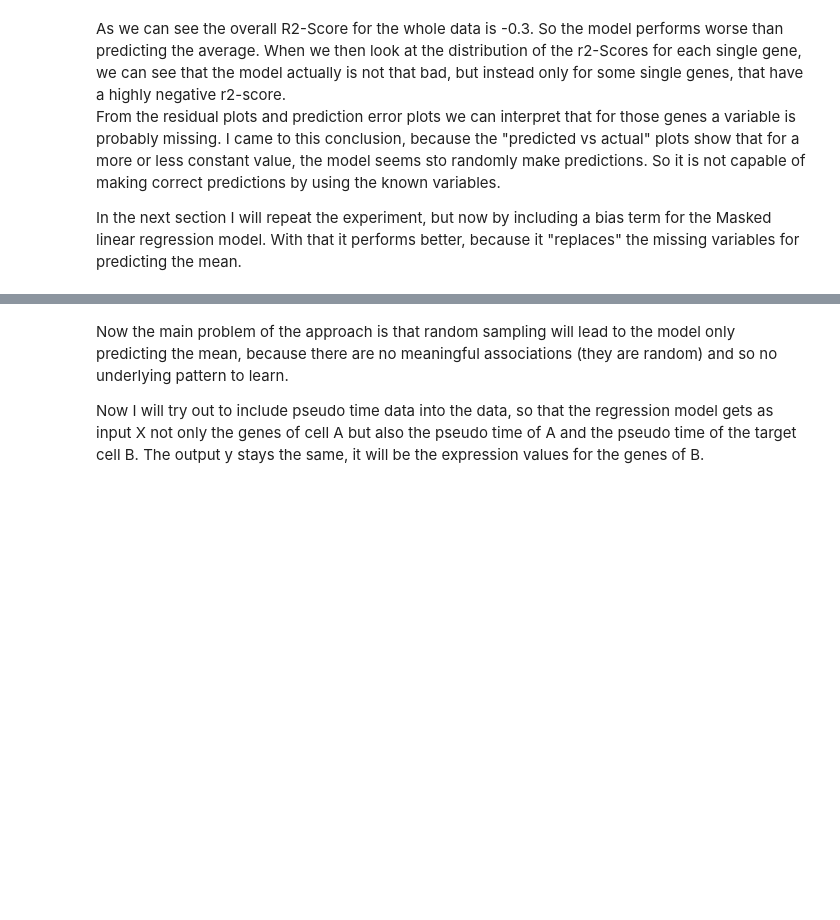
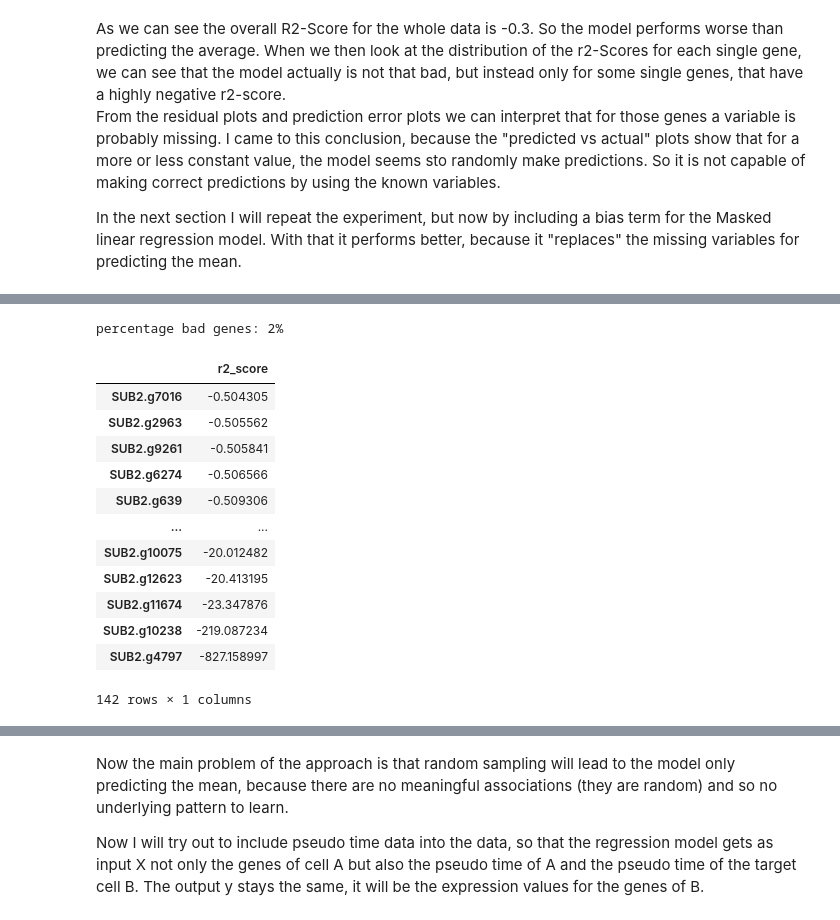
Before and after one commit to DavidWild02/BachelorThesis-ML-Gene-Interactions, a Jupyter notebook: GRNbetweenCellTypes.ipynb, the cells around one changed output, grey strips where cells are left out. Cells and saved outputs as stored; diff of their text form; code cells hidden in the pictures; blank space fills up the shorter version.

```diff
--- a/GRNbetweenCellTypes.ipynb
+++ b/GRNbetweenCellTypes.ipynb
@@ -326,0 +265,28 @@ display_gene_residual_plots(y_test, y_pred, df_gen_scores.tail().index, df_grn)
+# %%
+df_gen_scores = calculate_genes_r2_score(y_test, y_pred)
+df_bad_gen_scores = df_gen_scores[df_gen_scores["r2_score"] < -0.5]
+
+y_train = y_train.drop(columns=df_bad_gen_scores.index)
+y_test = y_test.drop(columns=df_bad_gen_scores.index)
+
+grn_mask = df_grn.drop(columns=df_bad_gen_scores.index).values
+
+percentage_bad_genes = int(len(df_bad_gen_scores) / len(df_gen_scores) * 100)
+print(f"percentage bad genes: {percentage_bad_genes}%")
+
+display(df_bad_gen_scores)
+# %% [output]
+percentage bad genes: 2%
+|  | r2_score |
+| SUB2.g7016 | -0.504305 |
+| SUB2.g2963 | -0.505562 |
+| SUB2.g9261 | -0.505841 |
+| SUB2.g6274 | -0.506566 |
+| SUB2.g639 | -0.509306 |
+| ... | ... |
+| SUB2.g10075 | -20.012482 |
+| SUB2.g12623 | -20.413195 |
+| SUB2.g11674 | -23.347876 |
+| SUB2.g10238 | -219.087234 |
+| SUB2.g4797 | -827.158997 |
+142 rows × 1 columns
```
Also changed, not shown: parts of 21 cells of this notebook, 2 other files.
